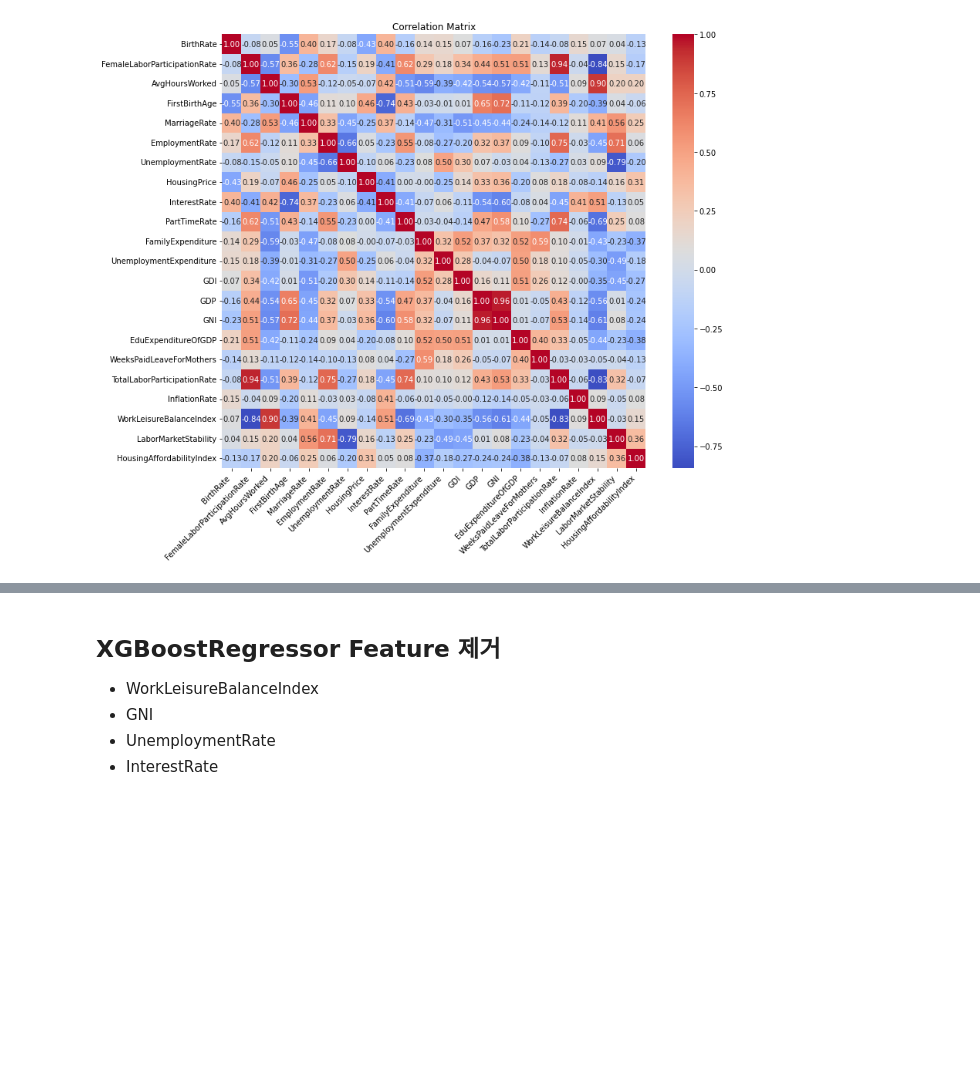
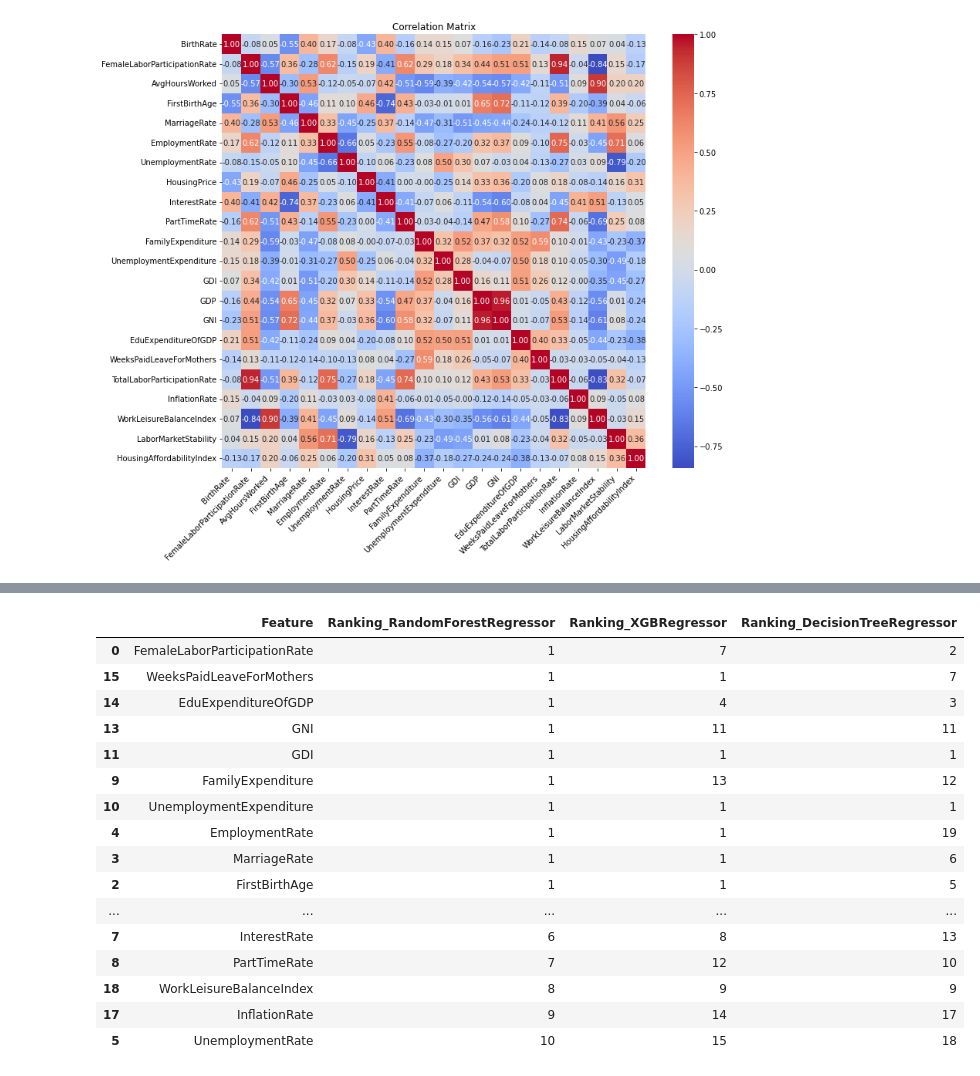
Before and after one commit to sehong00/BirthRatePrediction, a Jupyter notebook: Code/Correlation_Analysis_RFECV.ipynb, the cells around one changed output, grey strips where cells are left out. Cells and saved outputs as stored; diff of their text form; code cells hidden in the pictures; blank space fills up the shorter version.

Commit message:
model training

```diff
--- a/Code/Correlation_Analysis_RFECV.ipynb
+++ b/Code/Correlation_Analysis_RFECV.ipynb
@@ -108,20 +60,0 @@ feature_rankings_df
-# %%
-from xgboost import XGBRegressor
-
-X = data.drop(['Year', 'BirthRate'], axis=1)
-y = data['BirthRate']
-
-model = XGBRegressor(random_state=42)
-
-rfecv = RFECV(estimator=model, step=1, cv=5, scoring='neg_mean_squared_error')
-
-rfecv.fit(X, y)
-
-feature_rankings_df = pd.DataFrame({
-    'Feature': X.columns,
-    'Ranking': rfecv.ranking_
-})
-
-feature_rankings_df = feature_rankings_df.sort_values(by='Ranking')
-
-feature_rankings_df
@@ -146,7 +61,53 @@ feature_rankings_df
-# %% [markdown]
-## XGBoostRegressor Feature 제거
-
-- WorkLeisureBalanceIndex
-- GNI
-- UnemploymentRate
-- InterestRate
+# %%
+import pandas as pd
+from sklearn.feature_selection import RFECV
+from sklearn.ensemble import RandomForestRegressor
+from xgboost import XGBRegressor
+from sklearn.tree import DecisionTreeRegressor
+
+X = data.drop(['Year', 'BirthRate'], axis=1)
+y = data['BirthRate']
+
+models = {
+    'RandomForestRegressor': RandomForestRegressor(random_state=42),
+    'XGBRegressor': XGBRegressor(random_state=42),
+    'DecisionTreeRegressor': DecisionTreeRegressor(random_state=42)
+}
+
+feature_rankings = pd.DataFrame()
+
+for model_name, model in models.items():
+    rfecv = RFECV(estimator=model, step=1, cv=5, scoring='neg_mean_squared_error')
+    rfecv.fit(X, y)
+
+    ranking_df = pd.DataFrame({
+        'Feature': X.columns,
+        f'Ranking_{model_name}': rfecv.ranking_
+    })
+
+    if feature_rankings.empty:
+        feature_rankings = ranking_df
+    else:
+        feature_rankings = feature_rankings.merge(ranking_df, on='Feature')
+
+feature_rankings = feature_rankings.sort_values(by='Ranking_RandomForestRegressor')
+
+feature_rankings
+# %% [output]
+|  | Feature | Ranking_RandomForestRegressor | Ranking_XGBRegressor | Ranking_DecisionTreeRegressor |
+| 0 | FemaleLaborParticipationRate | 1 | 7 | 2 |
+| 15 | WeeksPaidLeaveForMothers | 1 | 1 | 7 |
+| 14 | EduExpenditureOfGDP | 1 | 4 | 3 |
+| 13 | GNI | 1 | 11 | 11 |
+| 11 | GDI | 1 | 1 | 1 |
+| 9 | FamilyExpenditure | 1 | 13 | 12 |
+| 10 | UnemploymentExpenditure | 1 | 1 | 1 |
+| 4 | EmploymentRate | 1 | 1 | 19 |
+| 3 | MarriageRate | 1 | 1 | 6 |
+| 2 | FirstBirthAge | 1 | 1 | 5 |
+| ... | ... | ... | ... | ... |
+| 7 | InterestRate | 6 | 8 | 13 |
+| 8 | PartTimeRate | 7 | 12 | 10 |
+| 18 | WorkLeisureBalanceIndex | 8 | 9 | 9 |
+| 17 | InflationRate | 9 | 14 | 17 |
+| 5 | UnemploymentRate | 10 | 15 | 18 |
```
Also changed, not shown: parts of 9 cells of this notebook, 2 other files.
